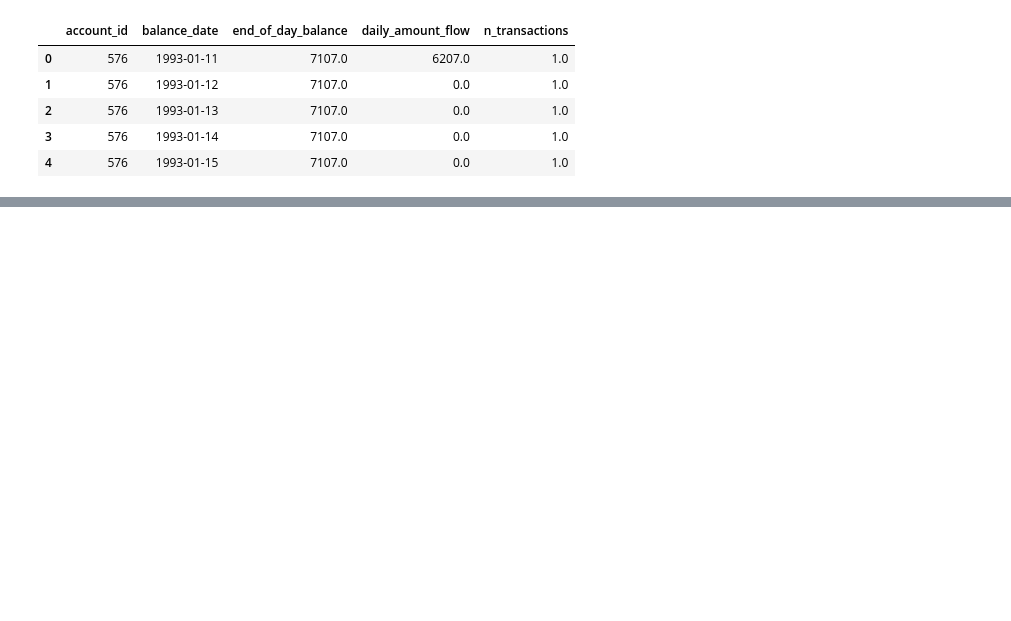
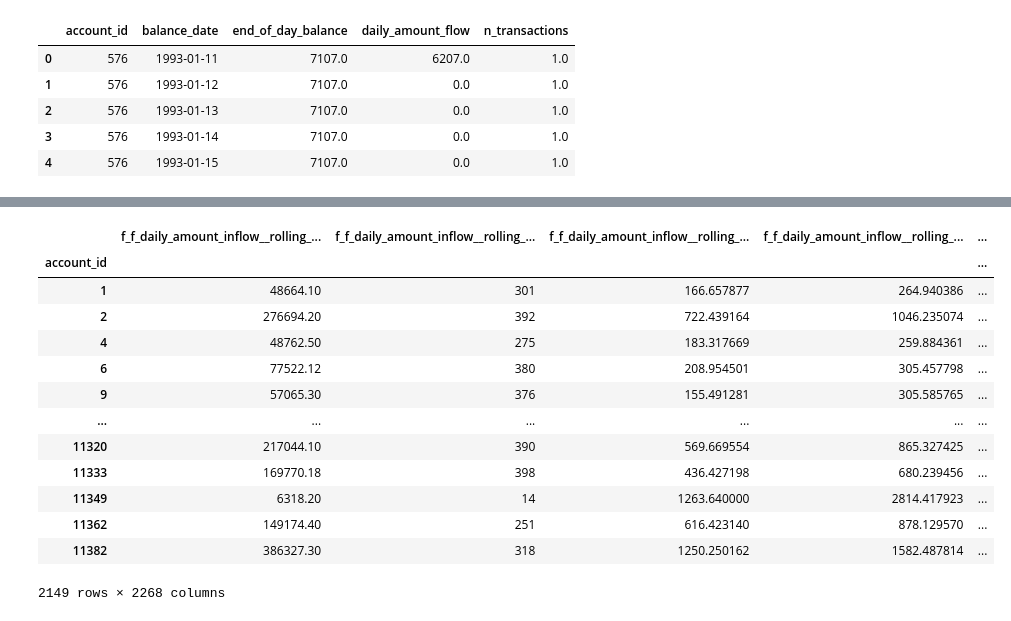
Before and after one commit to DataDavidProjects/berkabank, a Jupyter notebook: notebooks/feature_eng.ipynb, the cells around one changed output, grey strips where cells are left out. Saved outputs shown, nothing was run; the diff lists cells and outputs as text; code cells hidden in the pictures; blank space fills up the shorter version.

```diff
--- a/notebooks/feature_eng.ipynb
+++ b/notebooks/feature_eng.ipynb
@@ -321,0 +136,6 @@ daily_amount_flow inflow median 16
+# %%
+df["flow_category"] = (
+    df["daily_amount_flow"].gt(0).replace({True: "inflow", False: "outflow"})
+)
+df["daily_amount_inflow"] = df["daily_amount_flow"].clip(lower=0)
+df["daily_amount_outflow"] = df["daily_amount_flow"].clip(upper=0).abs()
@@ -321,0 +207,19 @@ daily_amount_flow inflow median 16
+# %%
+aggregation_list = [
+    "mean",
+    "min",
+    "max",
+    "sum",
+    "std",
+    "median",
+    "skew",
+    "kurtosis",
+] + [f"percentile_{p}" for p in range(10, 100, 25)]
+
+aggregations = create_aggregations(
+    max_t=90,
+    min_t=10,
+    step=10,
+    agg_funcs=aggregation_list,
+    features=["daily_amount_inflow", "daily_amount_outflow", "n_transactions"],
+)
@@ -321,0 +278,35 @@ daily_amount_flow inflow median 16
+# %%
+df_agg = (
+    make_aggregations(df, aggregations)
+    .groupby("account_id")[aggregations]
+    .agg(
+        [
+            "sum",
+            "size",
+            "mean",
+            "std",
+            "min",
+            "max",
+            "skew",
+        ]
+    )
+)
+# %%
+df_agg.columns = [f"f_{col[0]}_{col[1]}" for col in df_agg.columns.values]
+# %%
+df_agg
+# %% [output]
+|  | f_f_daily_amount_inflow__rolling_... | f_f_daily_amount_inflow__rolling_... | f_f_daily_amount_inflow__rolling_... | f_f_daily_amount_inflow__rolling_... | ... |
+| account_id |  |  |  |  | ... |
+| 1 | 48664.10 | 301 | 166.657877 | 264.940386 | ... |
+| 2 | 276694.20 | 392 | 722.439164 | 1046.235074 | ... |
+| 4 | 48762.50 | 275 | 183.317669 | 259.884361 | ... |
+| 6 | 77522.12 | 380 | 208.954501 | 305.457798 | ... |
+| 9 | 57065.30 | 376 | 155.491281 | 305.585765 | ... |
+| ... | ... | ... | ... | ... | ... |
+| 11320 | 217044.10 | 390 | 569.669554 | 865.327425 | ... |
+| 11333 | 169770.18 | 398 | 436.427198 | 680.239456 | ... |
+| 11349 | 6318.20 | 14 | 1263.640000 | 2814.417923 | ... |
+| 11362 | 149174.40 | 251 | 616.423140 | 878.129570 | ... |
+| 11382 | 386327.30 | 318 | 1250.250162 | 1582.487814 | ... |
+2149 rows × 2268 columns
```
Also changed, not shown: parts of 22 cells of this notebook, 1 other file.
